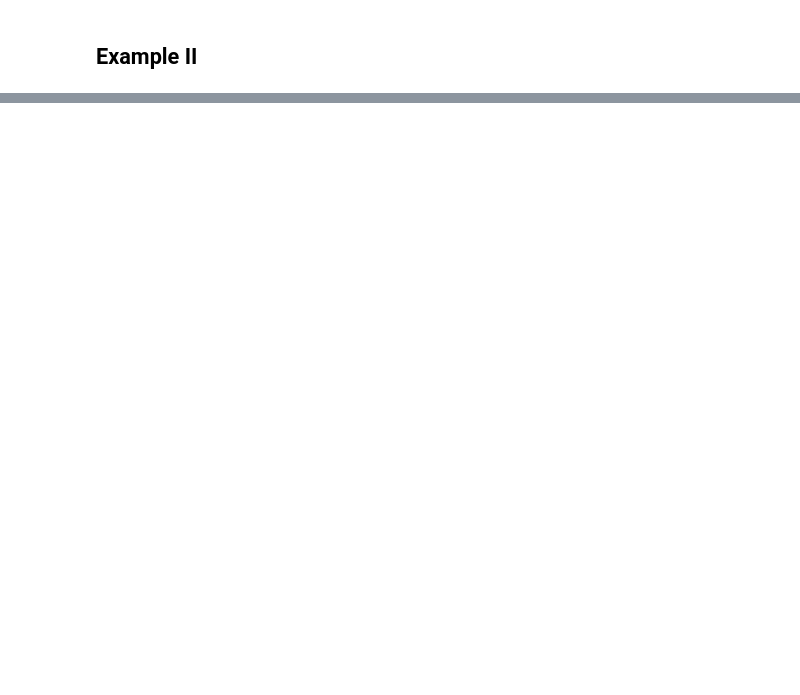
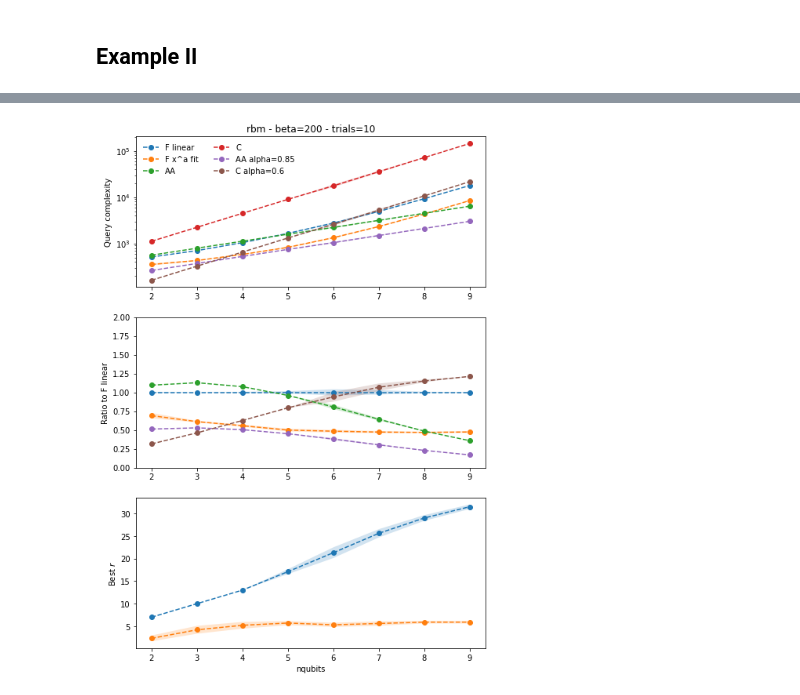
Before and after one commit to scarrazza/QITE, a Jupyter notebook: crosscheck.ipynb, the cells around one changed output, grey strips where cells are left out. Drawn from its saved outputs; the diff is of its cells as text; code cells hidden in the pictures; blank space fills up the shorter version.

```diff
--- a/crosscheck.ipynb
+++ b/crosscheck.ipynb
@@ -380,7 +433,7 @@ for ii, beta in enumerate(beta_range):
 # %%
 # setup
 np.random.seed(0)
-ntrials = 1
+ntrials = 10
 beta = 200
 npol = 1
 
@@ -407,8 +460,7 @@ for ii, nqubits in enumerate(nqubits_range):
 
     for nt in range(ntrials):
         print(f'trial={nt} nqubits={nqubits}')
-        model = FragmentedQuITE(nqubits, weighted_maxcut(nqubits, norm=40.0,
-                                random_graph=True), Qu)
+        model = FragmentedQuITE(nqubits, rbm(nqubits), Qu)
 
         qampl[ii][nt] =  model.Qampl(beta)
         qampl_alpha[ii][nt] = model.Qampl(beta, alpha=alpha_ampl)
@@ -451,37 +545,39 @@ def plot_band(axs, x, cv, std, label=None):
     axs.fill_between(x, cv-std, cv+std, alpha=0.2)
 
 fig, axs = plt.subplots(3, figsize=(8,12))
-axs[0].set_title('weighted maxcut - beta=%d - trials=%d' % (beta, ntrials))
+axs[0].set_title('rbm - beta=%d - trials=%d' % (beta, ntrials))
 plot_band(axs[0], nqubits_range, np.mean(qref, axis=1), np.std(qref, axis=1), label='F linear')
 plot_band(axs[0], nqubits_range, np.nanmean(qopt, axis=1), np.nanstd(qopt, axis=1), label='F x^a fit')
 plot_band(axs[0], nqubits_range, np.mean(qampl, axis=1), np.std(qampl, axis=1), label='AA')
 plot_band(axs[0], nqubits_range, np.mean(qc, axis=1), np.std(qc, axis=1), label='C')
 
 plot_band(axs[0], nqubits_range, np.mean(qampl_alpha, axis=1), np.std(qampl_alpha, axis=1), label=f'AA alpha={alpha_ampl}')
 plot_band(axs[0], nqubits_range, np.mean(qc_alpha, axis=1), np.std(qc_alpha, axis=1), label=f'C alpha={alpha_c}')
 
 axs[0].set_yscale('log')
 axs[0].legend(frameon=False, ncol=2)
 axs[0].set_ylabel('Query complexity')
 
 plot_band(axs[1], nqubits_range, np.mean(qref, axis=1)/np.mean(qref, axis=1), np.std(qref, axis=1)/np.mean(qref, axis=1))
 plot_band(axs[1], nqubits_range, np.nanmean(qopt, axis=1)/np.mean(qref, axis=1), np.nanstd(qopt, axis=1)/np.mean(qref, axis=1))
 
 plot_band(axs[1], nqubits_range, np.mean(qampl, axis=1)/np.mean(qref, axis=1), np.std(qampl, axis=1)/np.mean(qref, axis=1))
 plot_band(axs[1], nqubits_range, np.mean(qc, axis=1)/np.mean(qref, axis=1), np.std(qc, axis=1)/np.mean(qref, axis=1))
 
 plot_band(axs[1], nqubits_range, np.mean(qampl_alpha, axis=1)/np.mean(qref, axis=1), np.std(qampl_alpha, axis=1)/np.mean(qref, axis=1))
 plot_band(axs[1], nqubits_range, np.mean(qc_alpha, axis=1)/np.mean(qref, axis=1), np.std(qc_alpha, axis=1)/np.mean(qref, axis=1))
 
 axs[1].set_ylim([0,2])
 axs[2].set_xlabel(r'nqubits')
 axs[1].set_ylabel('Ratio to F linear');
 
 axs[2].set_ylabel('Best $r$')
 plot_band(axs[2], nqubits_range, np.mean(bestr, axis=1), np.std(bestr, axis=1), label='F linear')
 plot_band(axs[2], nqubits_range, np.mean(bestr_opt, axis=1), np.std(bestr_opt, axis=1), 'F x^a fit')
 
-plt.savefig('weighted_maxcut_beta_%d.png' % (beta), bbox_inches='tight')
+plt.savefig('rbm_beta_%d.png' % (beta), bbox_inches='tight')
+# %% [output]
+[figure, added]
 # %%
 # plot
 xx = np.linspace(0,1,50)
```
Also changed, not shown: parts of 5 cells of this notebook.
